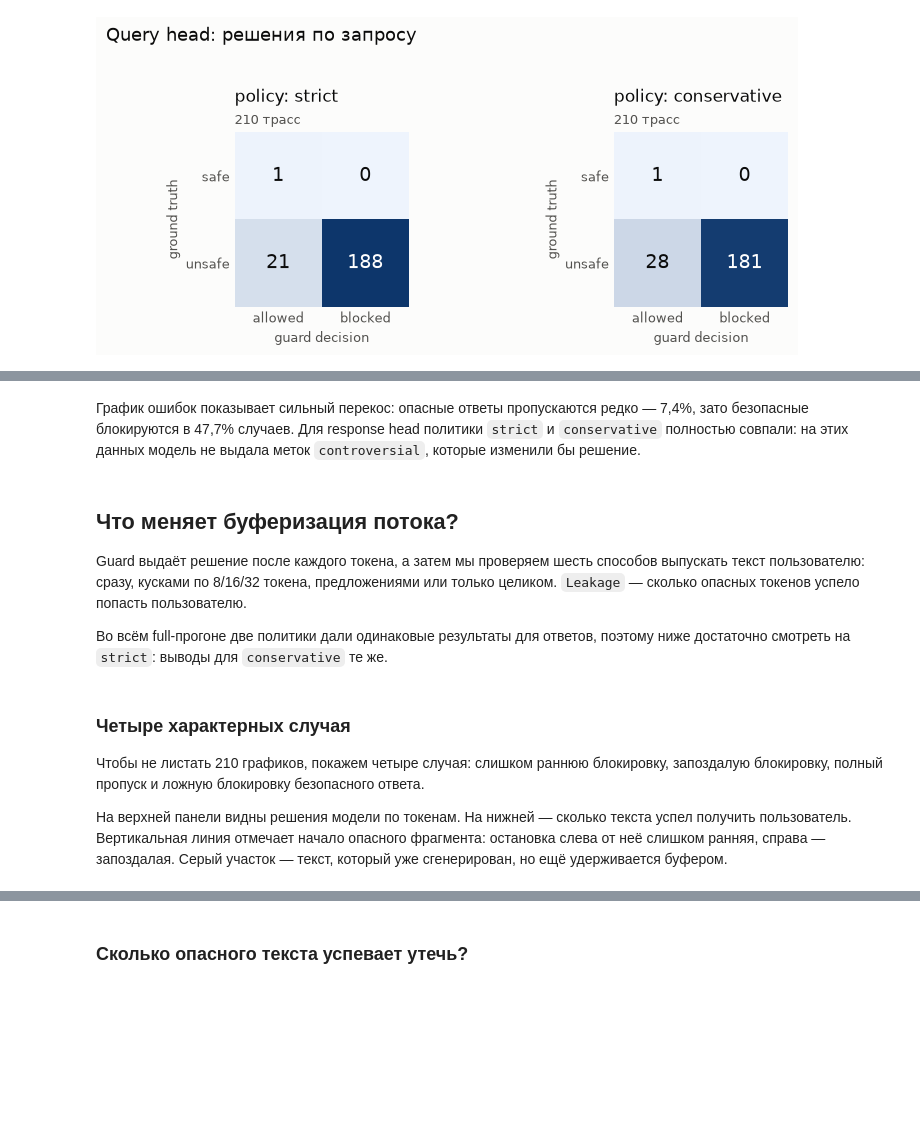
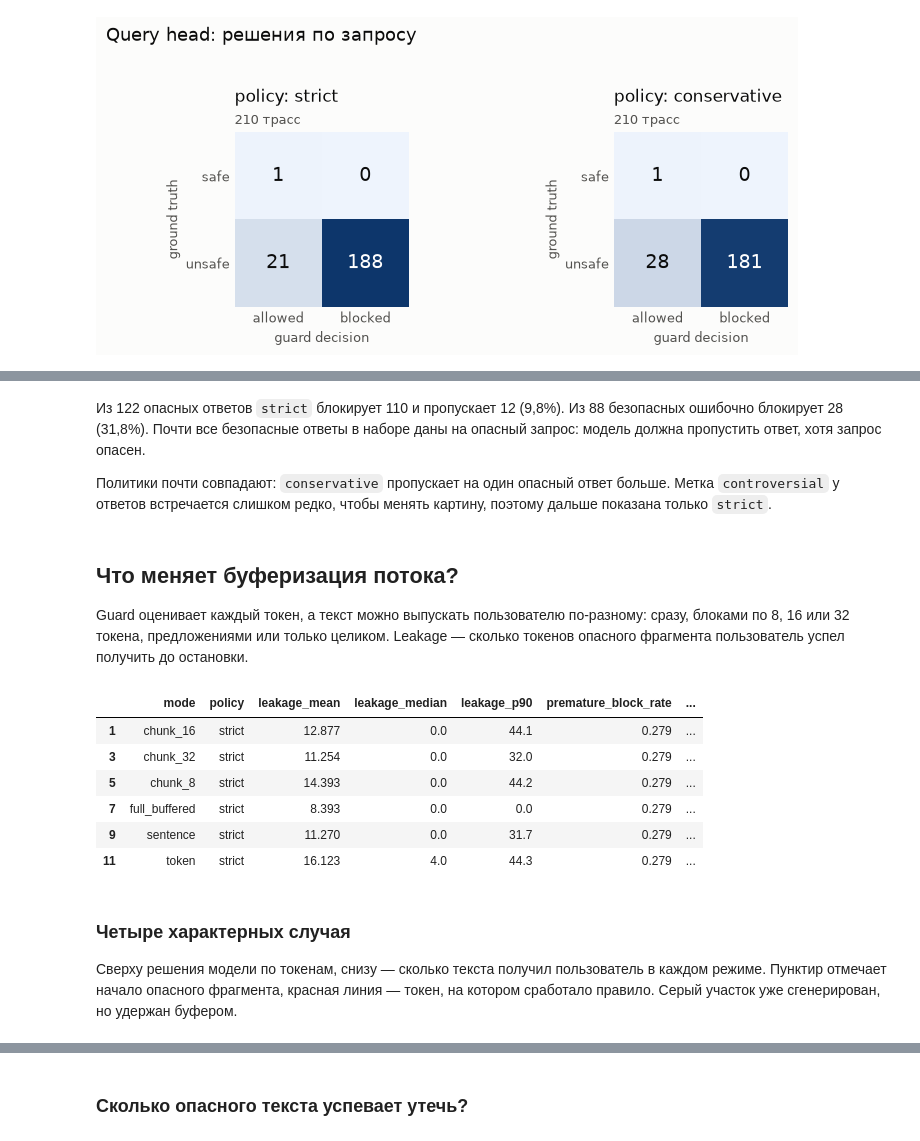
Before and after one commit to ZinewVova/Streaming-Guardrails, a Jupyter notebook: notebooks/02_streaming_benchmark.ipynb, the cells around one changed output, grey strips where cells are left out. Cells and saved outputs as stored; diff of their text form; code cells hidden in the pictures; blank space fills up the shorter version.

```diff
--- a/notebooks/02_streaming_benchmark.ipynb
+++ b/notebooks/02_streaming_benchmark.ipynb
@@ -112,31 +106,38 @@ figure = plots.plot_error_rates(response_metrics, title="Ошибки класс
 # %% [markdown]
-График ошибок показывает сильный перекос: опасные ответы пропускаются редко — 7,4%, зато безопасные блокируются в 47,7% случаев. Для response head политики `strict` и `conservative` полностью совпали: на этих данных модель не выдала меток `controversial`, которые изменили бы решение.
+Из 122 опасных ответов `strict` блокирует 110 и пропускает 12 (9,8%). Из 88 безопасных ошибочно блокирует 28 (31,8%). Почти все безопасные ответы в наборе даны на опасный запрос: модель должна пропустить ответ, хотя запрос опасен.
+
+Политики почти совпадают: `conservative` пропускает на один опасный ответ больше. Метка `controversial` у ответов встречается слишком редко, чтобы менять картину, поэтому дальше показана только `strict`.
 # %% [markdown]
 ## Что меняет буферизация потока?
 
-Guard выдаёт решение после каждого токена, а затем мы проверяем шесть способов выпускать текст пользователю: сразу, кусками по 8/16/32 токена, предложениями или только целиком. `Leakage` — сколько опасных токенов успело попасть пользователю.
-
-Во всём full-прогоне две политики дали одинаковые результаты для ответов, поэтому ниже достаточно смотреть на `strict`: выводы для `conservative` те же.
+Guard оценивает каждый токен, а текст можно выпускать пользователю по-разному: сразу, блоками по 8, 16 или 32 токена, предложениями или только целиком. Leakage — сколько токенов опасного фрагмента пользователь успел получить до остановки.
 # %%
 streaming_metrics = compute_streaming_metrics(run.intervention_results).round(3)
 streaming_columns = [
     "mode",
     "policy",
+    "leakage_mean",
     "leakage_median",
     "leakage_p90",
     "premature_block_rate",
     "detection_delay_median",
     "miss_rate",
     "post_signal_buffer_delay_mean",
     "checks_mean",
 ]
-# display(streaming_metrics[streaming_columns])
+display(streaming_metrics[streaming_metrics["policy"] == "strict"][streaming_columns])
+# %% [output]
+|  | mode | policy | leakage_mean | leakage_median | leakage_p90 | premature_block_rate | ... |
+| 1 | chunk_16 | strict | 12.877 | 0.0 | 44.1 | 0.279 | ... |
+| 3 | chunk_32 | strict | 11.254 | 0.0 | 32.0 | 0.279 | ... |
+| 5 | chunk_8 | strict | 14.393 | 0.0 | 44.2 | 0.279 | ... |
+| 7 | full_buffered | strict | 8.393 | 0.0 | 0.0 | 0.279 | ... |
+| 9 | sentence | strict | 11.270 | 0.0 | 31.7 | 0.279 | ... |
+| 11 | token | strict | 16.123 | 4.0 | 44.3 | 0.279 | ... |
 # %% [markdown]
 ### Четыре характерных случая
 
-Чтобы не листать 210 графиков, покажем четыре случая: слишком раннюю блокировку, запоздалую блокировку, полный пропуск и ложную блокировку безопасного ответа.
-
-На верхней панели видны решения модели по токенам. На нижней — сколько текста успел получить пользователь. Вертикальная линия отмечает начало опасного фрагмента: остановка слева от неё слишком ранняя, справа — запоздалая. Серый участок — текст, который уже сгенерирован, но ещё удерживается буфером.
+Сверху решения модели по токенам, снизу — сколько текста получил пользователь в каждом режиме. Пунктир отмечает начало опасного фрагмента, красная линия — токен, на котором сработало правило. Серый участок уже сгенерирован, но удержан буфером.
 # %%
 trace_summary = run.intervention_results[
     (run.intervention_results["policy"] == "strict")
```
Also changed, not shown: parts of 24 cells of this notebook, 13 other files.
